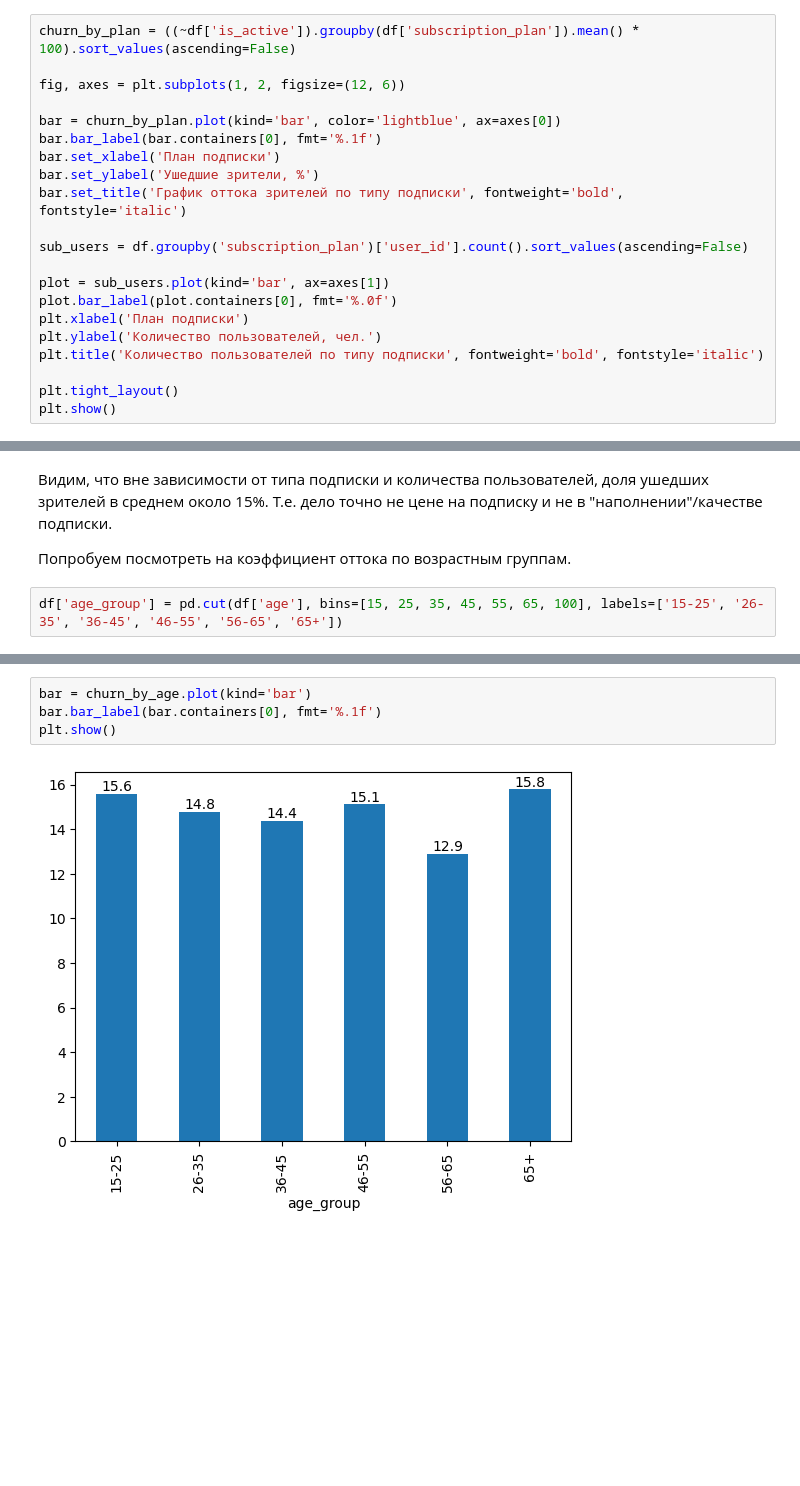
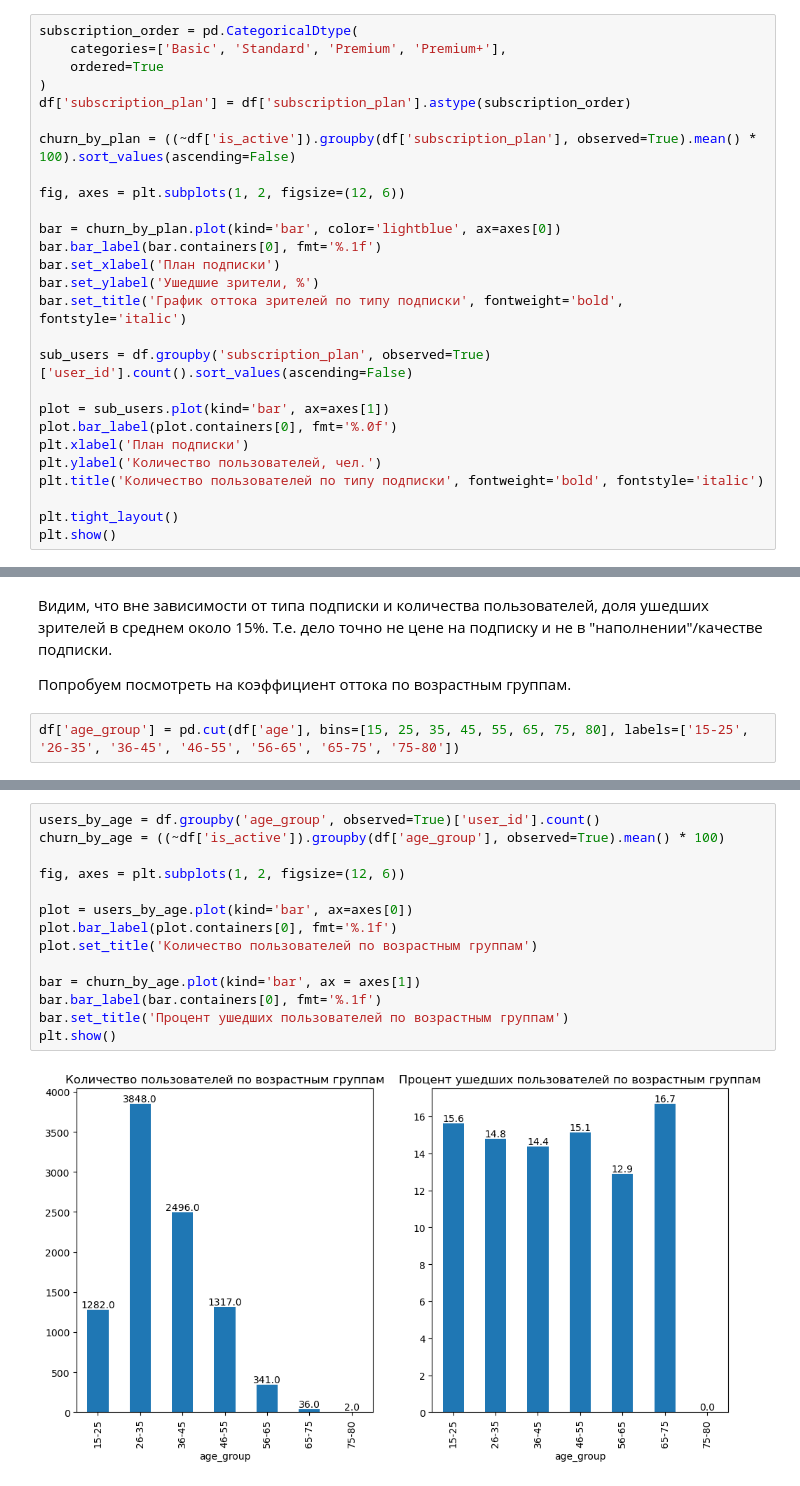
Before and after one commit to rouch314/netflix-users-behavior-analysis, a Jupyter notebook: netflix-analysis.ipynb, the cells around one changed output, grey strips where cells are left out. Cells and saved outputs as stored; diff of their text form; blank space fills up the shorter version.

Commit message:
добавлен график пользователей по возрастам

```diff
--- a/netflix-analysis.ipynb
+++ b/netflix-analysis.ipynb
@@ -859,7 +859,13 @@ plt.show()
 # %% [markdown]
 Рассмотрим отток зрителей в разрезе тарифных планов (подписок):
 # %%
-churn_by_plan = ((~df['is_active']).groupby(df['subscription_plan']).mean() * 100).sort_values(ascending=False)
+subscription_order = pd.CategoricalDtype(
+    categories=['Basic', 'Standard', 'Premium', 'Premium+'],
+    ordered=True
+)
+df['subscription_plan'] = df['subscription_plan'].astype(subscription_order)
+
+churn_by_plan = ((~df['is_active']).groupby(df['subscription_plan'], observed=True).mean() * 100).sort_values(ascending=False)
 
 fig, axes = plt.subplots(1, 2, figsize=(12, 6))
 
@@ -869,7 +875,7 @@ bar.set_xlabel('План подписки')
 bar.set_ylabel('Ушедшие зрители, %')
 bar.set_title('График оттока зрителей по типу подписки', fontweight='bold', fontstyle='italic')
 
-sub_users = df.groupby('subscription_plan')['user_id'].count().sort_values(ascending=False)
+sub_users = df.groupby('subscription_plan', observed=True)['user_id'].count().sort_values(ascending=False)
 
 plot = sub_users.plot(kind='bar', ax=axes[1])
 plot.bar_label(plot.containers[0], fmt='%.0f')
@@ -887,4 +893,4 @@ plt.show()
 
 Попробуем посмотреть на коэффициент оттока по возрастным группам.
 # %%
-df['age_group'] = pd.cut(df['age'], bins=[15, 25, 35, 45, 55, 65, 100], labels=['15-25', '26-35', '36-45', '46-55', '56-65', '65+'])
+df['age_group'] = pd.cut(df['age'], bins=[15, 25, 35, 45, 55, 65, 75, 80], labels=['15-25', '26-35', '36-45', '46-55', '56-65', '65-75', '75-80'])
@@ -903,6 +897,16 @@ Name: is_active, dtype: float64
 # %%
-bar = churn_by_age.plot(kind='bar')
+users_by_age = df.groupby('age_group', observed=True)['user_id'].count()
+churn_by_age = ((~df['is_active']).groupby(df['age_group'], observed=True).mean() * 100)
+
+fig, axes = plt.subplots(1, 2, figsize=(12, 6))
+
+plot = users_by_age.plot(kind='bar', ax=axes[0])
+plot.bar_label(plot.containers[0], fmt='%.1f')
+plot.set_title('Количество пользователей по возрастным группам')
+
+bar = churn_by_age.plot(kind='bar', ax = axes[1])
 bar.bar_label(bar.containers[0], fmt='%.1f')
+bar.set_title('Процент ушедших пользователей по возрастным группам')
 plt.show()
 # %% [output]
-[figure, old version]
+[figure, new version]
```
Also changed, not shown: parts of 3 cells of this notebook.
